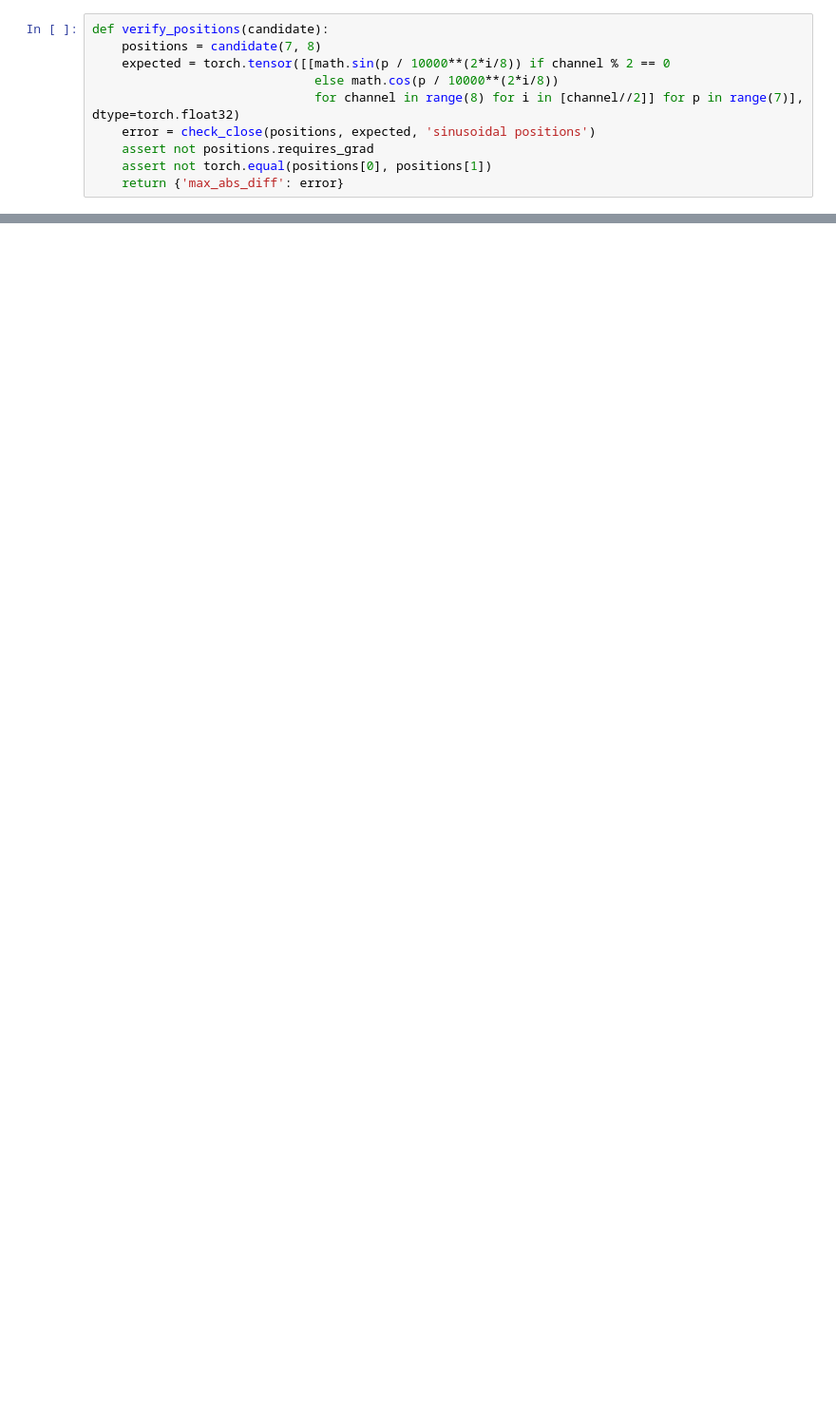
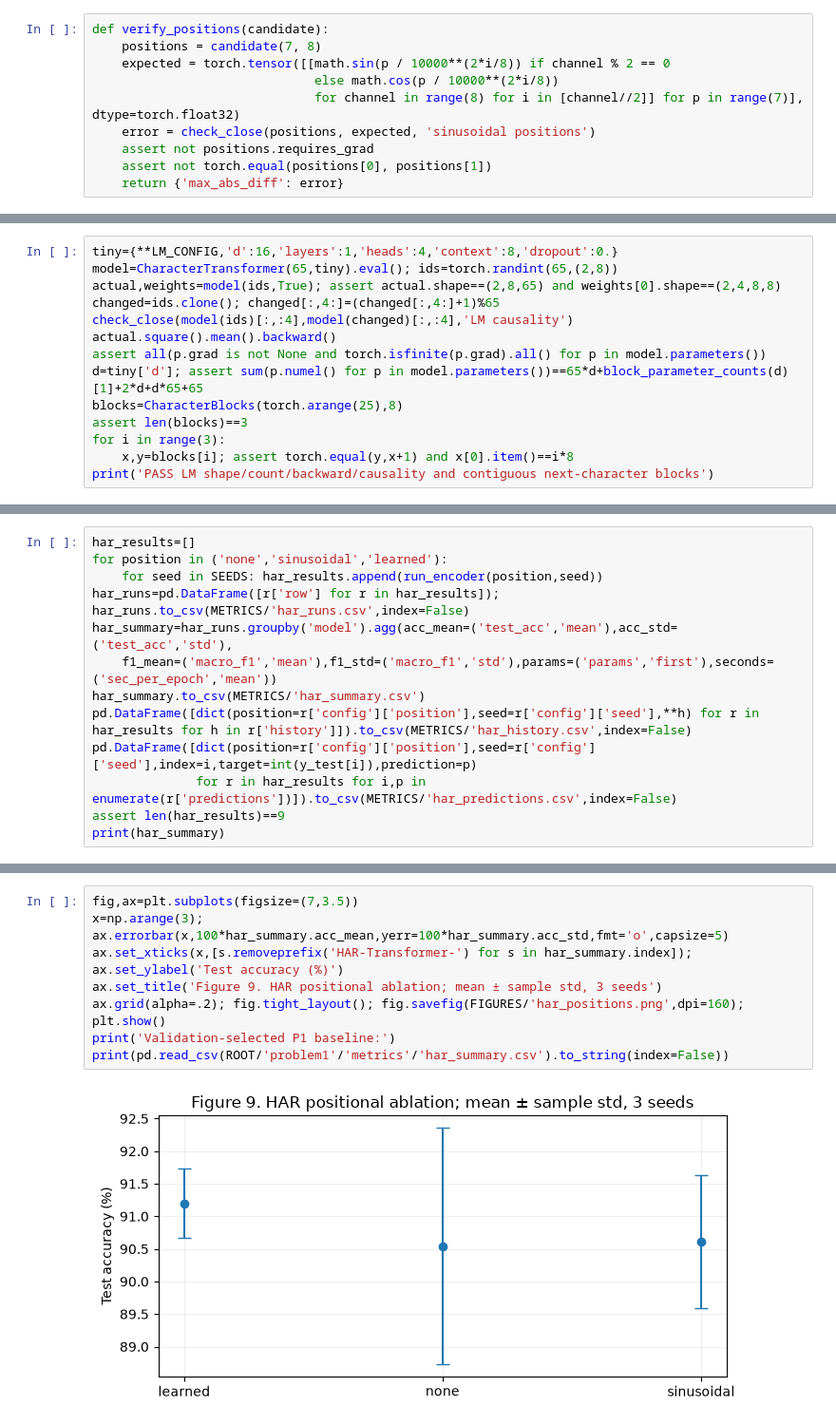
Before and after one commit to tusharviradiya/aiml-dnn-assignment-2, a Jupyter notebook: problem2/problem2.ipynb, the cells around one changed output, grey strips where cells are left out. Shown at 95% size. Cells and saved outputs as stored; diff of their text form; blank space fills up the shorter version.

Commit message:
feat(problem2): implement and verify Transformer experiments and ablations

```diff
--- a/problem2/problem2.ipynb
+++ b/problem2/problem2.ipynb
@@ -264,0 +564,14 @@ Problem 2 incomplete: interfaces and tests only; student code and experiments re
+# %%
+tiny={**LM_CONFIG,'d':16,'layers':1,'heads':4,'context':8,'dropout':0.}
+model=CharacterTransformer(65,tiny).eval(); ids=torch.randint(65,(2,8))
+actual,weights=model(ids,True); assert actual.shape==(2,8,65) and weights[0].shape==(2,4,8,8)
+changed=ids.clone(); changed[:,4:]=(changed[:,4:]+1)%65
+check_close(model(ids)[:,:4],model(changed)[:,:4],'LM causality')
+actual.square().mean().backward()
+assert all(p.grad is not None and torch.isfinite(p.grad).all() for p in model.parameters())
+d=tiny['d']; assert sum(p.numel() for p in model.parameters())==65*d+block_parameter_counts(d)[1]+2*d+d*65+65
+blocks=CharacterBlocks(torch.arange(25),8)
+assert len(blocks)==3
+for i in range(3):
+    x,y=blocks[i]; assert torch.equal(y,x+1) and x[0].item()==i*8
+print('PASS LM shape/count/backward/causality and contiguous next-character blocks')
@@ -264,0 +730,13 @@ Problem 2 incomplete: interfaces and tests only; student code and experiments re
+# %%
+har_results=[]
+for position in ('none','sinusoidal','learned'):
+    for seed in SEEDS: har_results.append(run_encoder(position,seed))
+har_runs=pd.DataFrame([r['row'] for r in har_results]); har_runs.to_csv(METRICS/'har_runs.csv',index=False)
+har_summary=har_runs.groupby('model').agg(acc_mean=('test_acc','mean'),acc_std=('test_acc','std'),
+    f1_mean=('macro_f1','mean'),f1_std=('macro_f1','std'),params=('params','first'),seconds=('sec_per_epoch','mean'))
+har_summary.to_csv(METRICS/'har_summary.csv')
+pd.DataFrame([dict(position=r['config']['position'],seed=r['config']['seed'],**h) for r in har_results for h in r['history']]).to_csv(METRICS/'har_history.csv',index=False)
+pd.DataFrame([dict(position=r['config']['position'],seed=r['config']['seed'],index=i,target=int(y_test[i]),prediction=p)
+              for r in har_results for i,p in enumerate(r['predictions'])]).to_csv(METRICS/'har_predictions.csv',index=False)
+assert len(har_results)==9
+print(har_summary)
@@ -264,0 +764,10 @@ Problem 2 incomplete: interfaces and tests only; student code and experiments re
+# %%
+fig,ax=plt.subplots(figsize=(7,3.5))
+x=np.arange(3); ax.errorbar(x,100*har_summary.acc_mean,yerr=100*har_summary.acc_std,fmt='o',capsize=5)
+ax.set_xticks(x,[s.removeprefix('HAR-Transformer-') for s in har_summary.index]); ax.set_ylabel('Test accuracy (%)')
+ax.set_title('Figure 9. HAR positional ablation; mean ± sample std, 3 seeds')
+ax.grid(alpha=.2); fig.tight_layout(); fig.savefig(FIGURES/'har_positions.png',dpi=160); plt.show()
+print('Validation-selected P1 baseline:')
+print(pd.read_csv(ROOT/'problem1'/'metrics'/'har_summary.csv').to_string(index=False))
+# %% [output]
+[figure, added]
```
Also changed, not shown: parts of 52 cells of this notebook, 29 other files.
